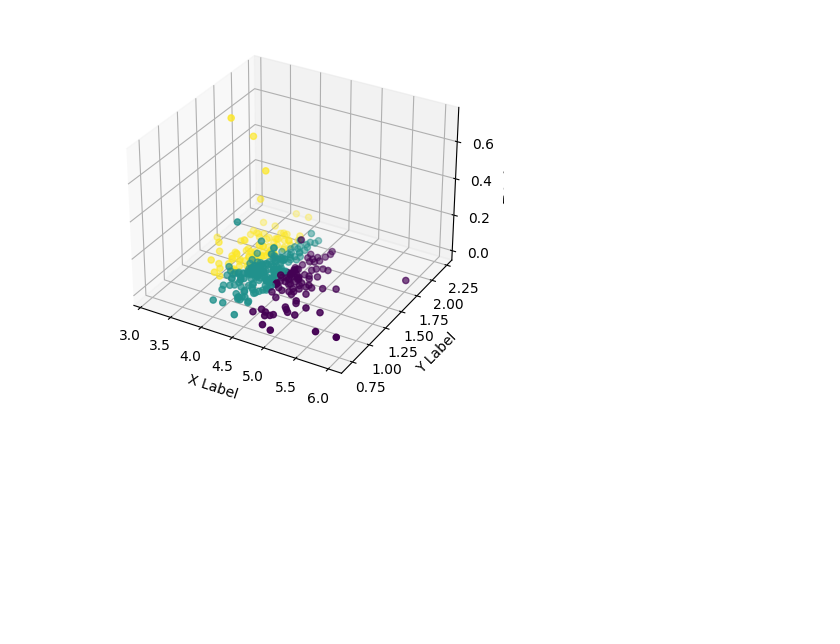
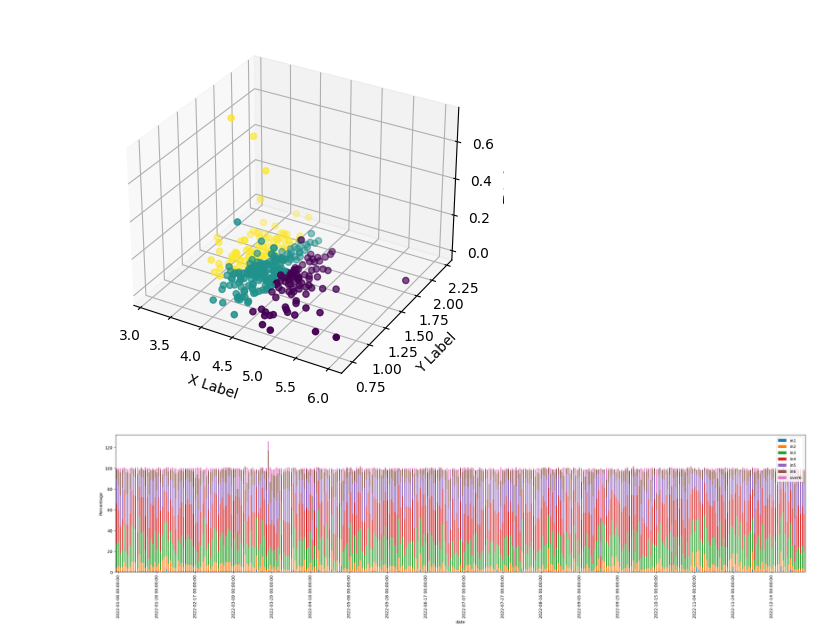
Before and after one commit to carlostbello/COMAP2023, a Jupyter notebook: src/test.ipynb, the cells around one changed output. Cells and saved outputs as stored; diff of their text form; code cells hidden in the pictures; blank space fills up the shorter version.

Commit message:
added stacked bar

```diff
--- a/src/test.ipynb
+++ b/src/test.ipynb
@@ -333,3 +332,18 @@ ax.set_zlabel('Z Label')
 plt.show()
 # %% [output]
 [figure]
+# %%
+df_stacked_bar = df[['date', 'in1','in2','in3','in4','in5','in6','over6']]
+
+df_stacked_bar = df_stacked_bar.set_index('date').sort_index()
+
+# Create a stacked bar chart
+df_stacked_bar.plot(kind='bar', stacked=True, figsize=(30, 6))
+
+# Set the y-axis label to 'Percentage'
+plt.ylabel('Percentage')
+plt.xticks(range(1,350,20))
+# Show the plot
+plt.show()
+# %% [output]
+[figure, added]
```
Also changed, not shown: parts of 8 cells of this notebook, 1 other file.
